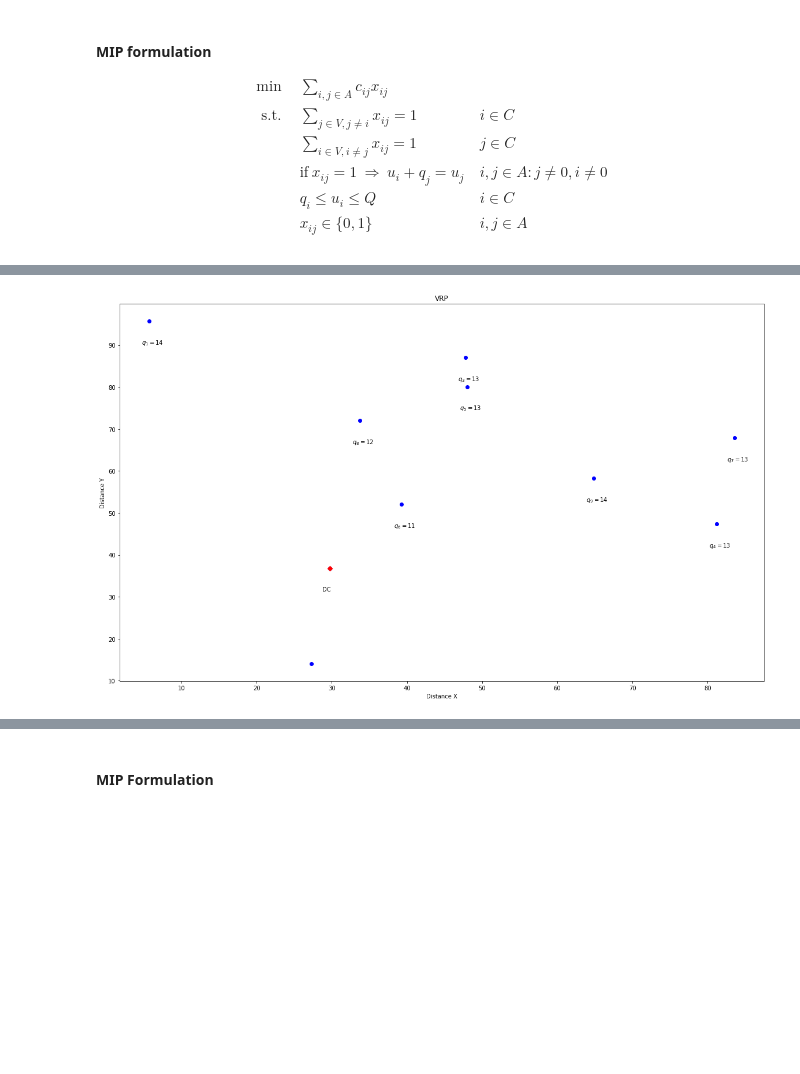
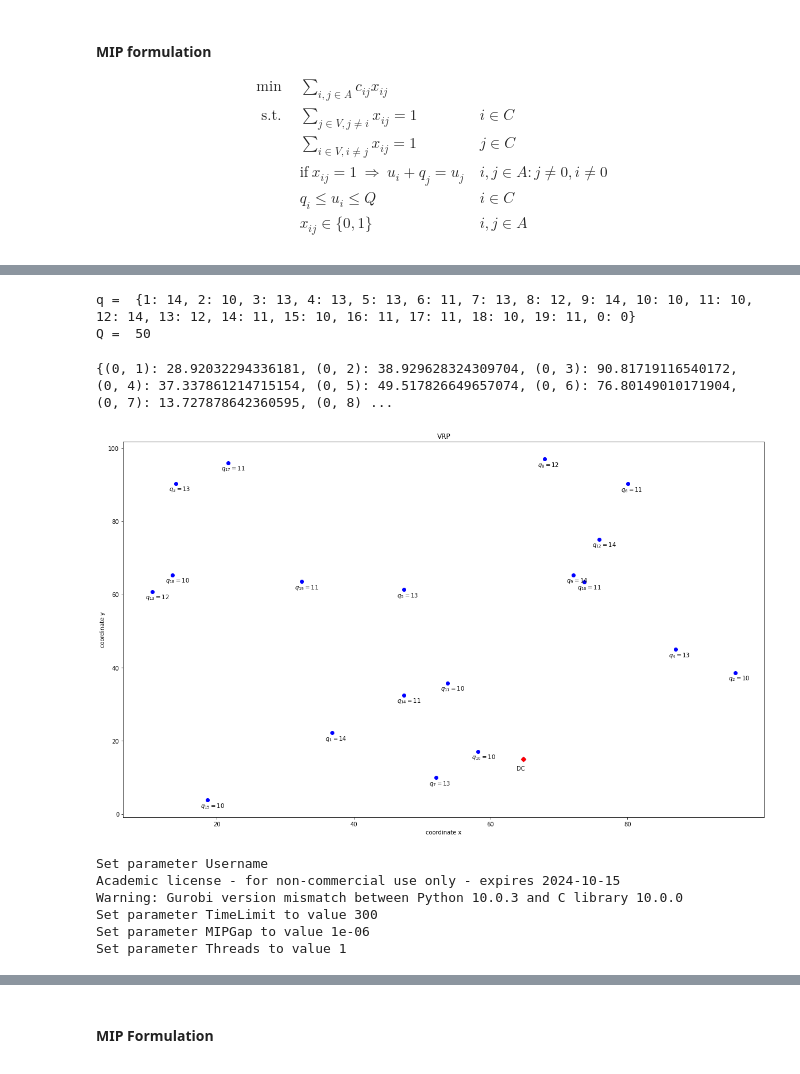
Before and after one commit to jesusossian/opt_lab, a Jupyter notebook: notebooks/vrp_intro.ipynb, the cells around one changed output, grey strips where cells are left out. Saved outputs shown, nothing was run; the diff lists cells and outputs as text; code cells hidden in the pictures; blank space fills up the shorter version.

```diff
--- a/notebooks/vrp_intro.ipynb
+++ b/notebooks/vrp_intro.ipynb
@@ -71,22 +72,7 @@ import matplotlib.pyplot as plt
 import matplotlib.patches as mpatches
 # %%
 # vertices
-n = 10
+n = 20
 C = [i for i in range(n) if i!=0] # clients set
 V = [0] + C # vertices set
 A = [(i,j) for i in V for j in V if i!=j]
-
-# demand
-np.random.seed(0)
-q = {n: np.random.randint(10,15) for n in C}
-q[0] = 0
-Q = 50
-
-# coord
-X = np.random.rand(len(V)) * 100
-Y = np.random.rand(len(V)) * 100
-
-# distance
-distance = {
-    (i,j): np.hypot(X[i]-X[j],Y[i]-Y[j]) for i in V for j in V if i!=j
-}
@@ -92,0 +95,6 @@ distance = {
+# %%
+print("q = ", q)
+print("Q = ", Q)
+# %% [output]
+q =  {1: 14, 2: 10, 3: 13, 4: 13, 5: 13, 6: 11, 7: 13, 8: 12, 9: 14, 10: 10, 11: 10, 12: 14, 13: 12, 14: 11, 15: 10, 16: 11, 17: 11, 18: 10, 19: 11, 0: 0}
+Q =  50
@@ -93,20 +110,25 @@ distance = {
+# %%
+print(distance)
+# %% [output]
+{(0, 1): 28.92032294336181, (0, 2): 38.929628324309704, (0, 3): 90.81719116540172, (0, 4): 37.337861214715154, (0, 5): 49.517826649657074, (0, 6): 76.80149010171904, (0, 7): 13.727878642360595, (0, 8) ...
 # %%
 # print graph
 
 plt.figure(figsize=(20,12))
 plt.scatter(X,Y,color='blue')
 
 # center
 plt.scatter(X[0],Y[0],color='red',marker='D')
-plt.annotate("DC",(X[0]-1,Y[0]-5.5))
+plt.annotate("DC",(X[0]-1,Y[0]-3))
 
+# clients
 for i in C:
-    plt.annotate('$q_{%d}=%d$' %(i,q[i]),(X[i]-1,Y[i]-5.5))
+    plt.annotate('$q_{%d}=%d$' %(i,q[i]),(X[i]-1,Y[i]-2))
 
-plt.xlabel("coordinate X")
-plt.ylabel("coordinate Y")
+plt.xlabel("coordinate x")
+plt.ylabel("coordinate y")
 plt.title("VRP")
 plt.show()
 # %% [output]
-[figure, old version]
+[figure, new version]
 # %%
@@ -122,7 +143,7 @@ model = gp.Model("CVRP")
 
 # variables
 x = model.addVars(A, vtype = gp.GRB.BINARY, name = 'x')
-u = model.addVars(C, ub=Q, vtype = gp.GRB.CONTINUOUS, name = 'u')
+u = model.addVars(C, vtype = gp.GRB.CONTINUOUS, name = 'u')
 
 # objective
 model.setObjective(gp.quicksum(distance[i,j] * x[i,j] for i,j in A), gp.GRB.MINIMIZE)
@@ -141,8 +162,6 @@ model.addConstrs(u[i] <= Q for i in C)
 model.setParam(gp.GRB.Param.TimeLimit, MAX_CPU_TIME)
 model.setParam(gp.GRB.Param.MIPGap, EPSILON)
 model.setParam(gp.GRB.Param.Threads, 1)
-#model.setParam(gp.GRB.Param.Cuts, -1)
-#model.setParam(gp.GRB.Param.Presolve, -1)
 
 # turn off display
 gp.setParam('OutputFlag', 0)
@@ -163,6 +182,13 @@ gap = model.MIPGap
 time = model.Runtime
 nodes = model.NodeCount
 status = tmp
+# %% [output]
+Set parameter Username
+Academic license - for non-commercial use only - expires 2024-10-15
+Warning: Gurobi version mismatch between Python 10.0.3 and C library 10.0.0
+Set parameter TimeLimit to value 300
+Set parameter MIPGap to value 1e-06
+Set parameter Threads to value 1
 # %%
 print("ub= ", round(ub,2))
 print("lb =", round(lb,2))
```
Also changed, not shown: parts of 16 cells of this notebook, 7 other files.
